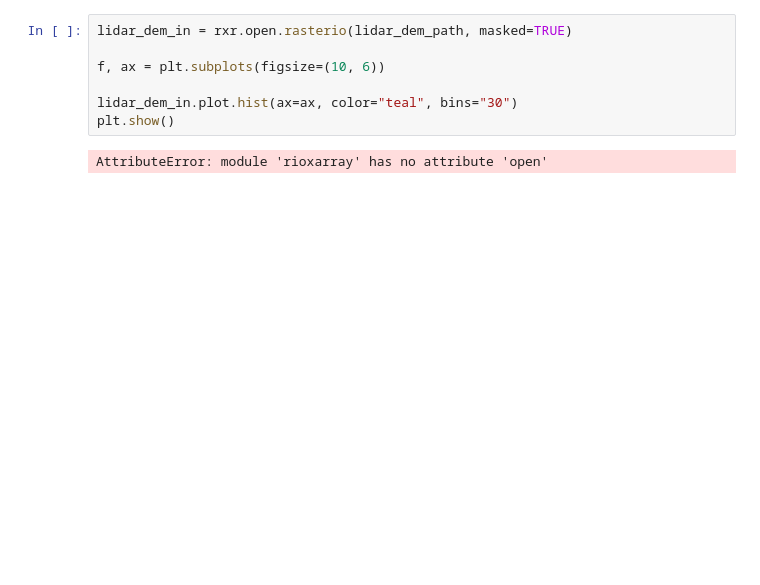
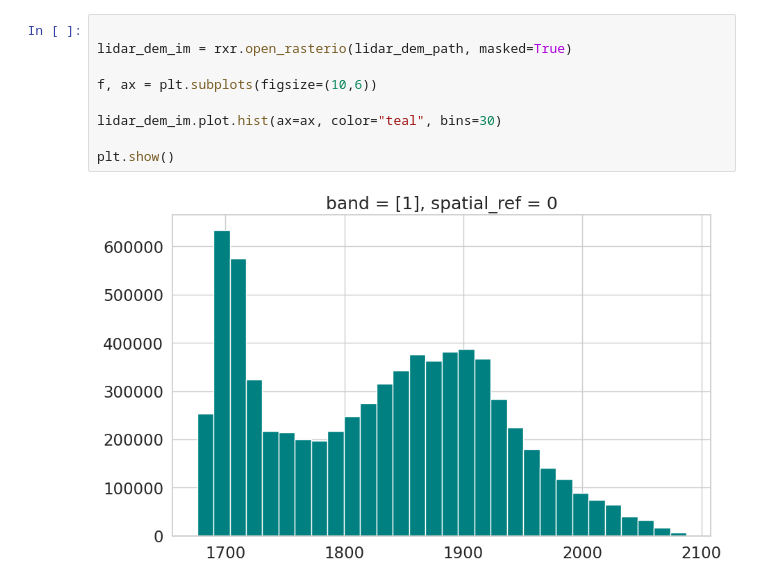
Before and after one commit to aperez14/gis606-02-lab3, a Jupyter notebook: 3.2 plot_histogram.ipynb, the cells around one changed output. Cells and saved outputs as stored; diff of their text form; blank space fills up the shorter version.

```diff
--- a/3.2 plot_histogram.ipynb
+++ b/3.2 plot_histogram.ipynb
@@ -31,12 +32,14 @@ NameError: name 'plt' is not defined
 # %%
-lidar_dem_in = rxr.open.rasterio(lidar_dem_path, masked=TRUE)
 
-f, ax = plt.subplots(figsize=(10, 6))
+lidar_dem_im = rxr.open_rasterio(lidar_dem_path, masked=True)
 
-lidar_dem_in.plot.hist(ax=ax, color="teal", bins="30")
+f, ax = plt.subplots(figsize=(10,6))
+
+lidar_dem_im.plot.hist(ax=ax, color="teal", bins=30)
+
 plt.show()
 # %% [output]
-AttributeError: module 'rioxarray' has no attribute 'open'
+[figure, added]
 # %%
 f, ax = plt.subplots(figsize=(10,6))
 
```
Also changed, not shown: parts of 4 cells of this notebook.
